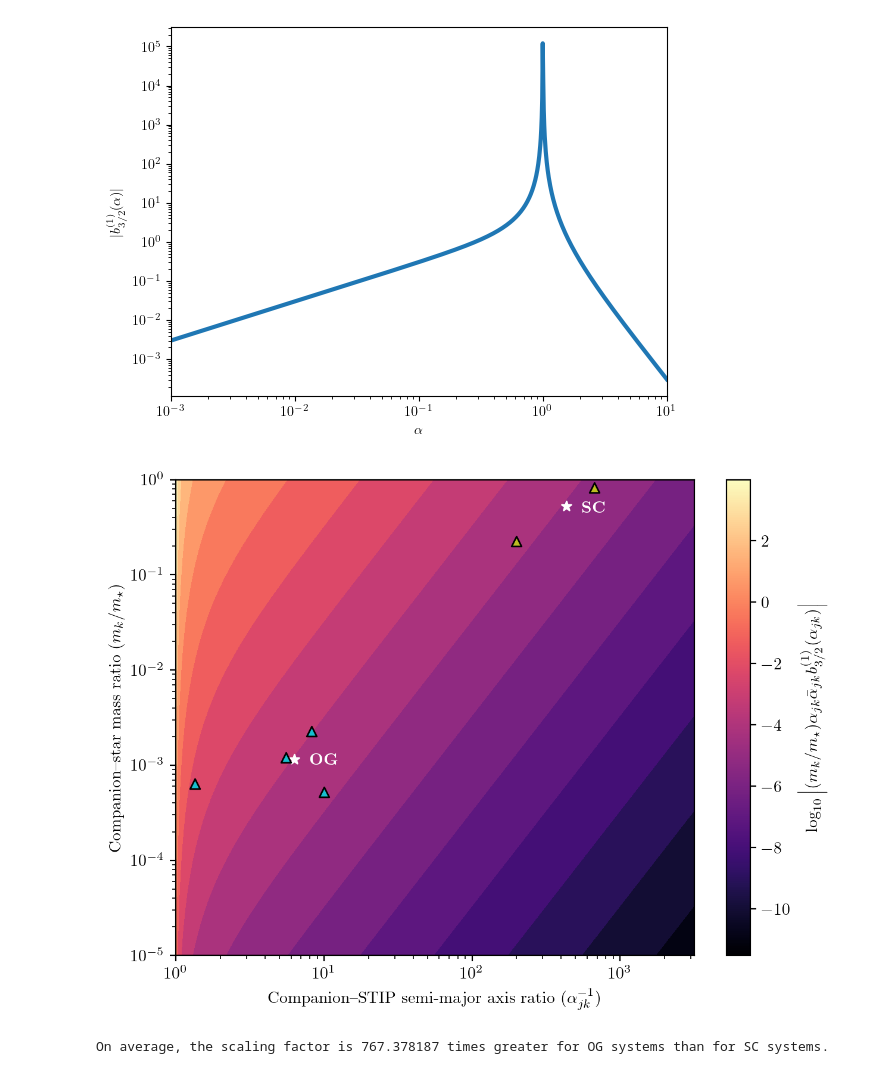
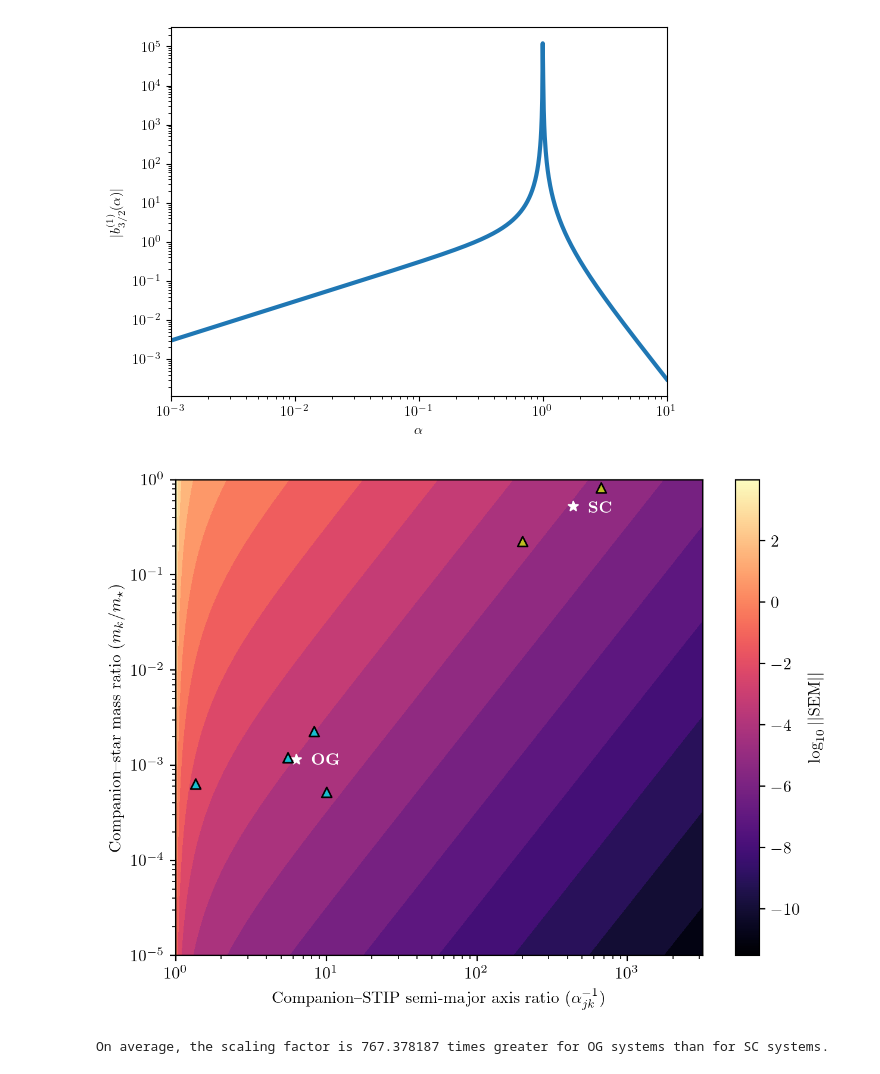
Before and after one commit to jrlivesey/SecularGapComplexity, a Jupyter notebook: simulation-pairs.ipynb, the cells around one changed output. Drawn from its saved outputs; the diff is of its cells as text; code cells hidden in the pictures.

```diff
--- a/simulation-pairs.ipynb
+++ b/simulation-pairs.ipynb
@@ -235,35 +233,35 @@ ax.set_xscale('log')
 ax.set_yscale('log')
 ax.set_xlabel(r'Companion--STIP semi-major axis ratio $(\alpha_{jk}^{-1})$')
 ax.set_ylabel(r'Companion--star mass ratio $(m_k / m_\star)$')
 # cb.set_label(r'$\log_{10} \left | (m_k / m_\star) \alpha_{jk} \bar{\alpha}_{jk} b^{(1)}_{3/2}(\alpha_{jk}) \right |$')
-cb.set_label('SEM')
+cb.set_label(r'$\log_{10}||\mathrm{SEM}||$')
 
 # ax.scatter(10., 0.001, c='w', marker='*')
 # ax.text(12., 0.001, r'\bf{OG}', c='w')
 
 # ax.scatter(1000., 0.1, c='w', marker='*')
 # ax.text(550., 0.1, r'\bf{SC}', c='w')
 
 ax.scatter(og_mean_alpha, og_mean_rel_mass, c='w', marker='*')
 ax.text(8., 0.001, r'\bf{OG}', c='w')
 
 ax.scatter(sc_mean_alpha, sc_mean_rel_mass, c='w', marker='*')
 ax.text(550., 0.45, r'\bf{SC}', c='w')
 
 for system in system_list:
     rel_mass = system['m_og'] / system['m_star'] * const.M_earth / const.M_sun
     alpha = 1.0 / system['alpha'] # "alpha"
     alpha = system['alpha'] # "inverse alpha"
     color = 'tab:cyan'
     if rel_mass > 1.0e-2:
         color = 'tab:olive'
     ax.scatter(alpha, rel_mass, c=color, marker='^', edgecolors='k')
 
 fig.tight_layout()
 # fig.savefig('secular-matrix-scaling.pdf')
 # fig.savefig('secular-matrix-scaling.png');
 # %% [output]
-[figure, old version]
+[figure, new version]
 # %%
 scaling = the_function(og_mean_rel_mass, og_mean_alpha) / the_function(sc_mean_rel_mass, sc_mean_alpha)
 print(f'On average, the scaling factor is %f times greater for OG systems than for SC systems.' % scaling)
```
Also changed, not shown: parts of 4 cells of this notebook, 4 other files.
